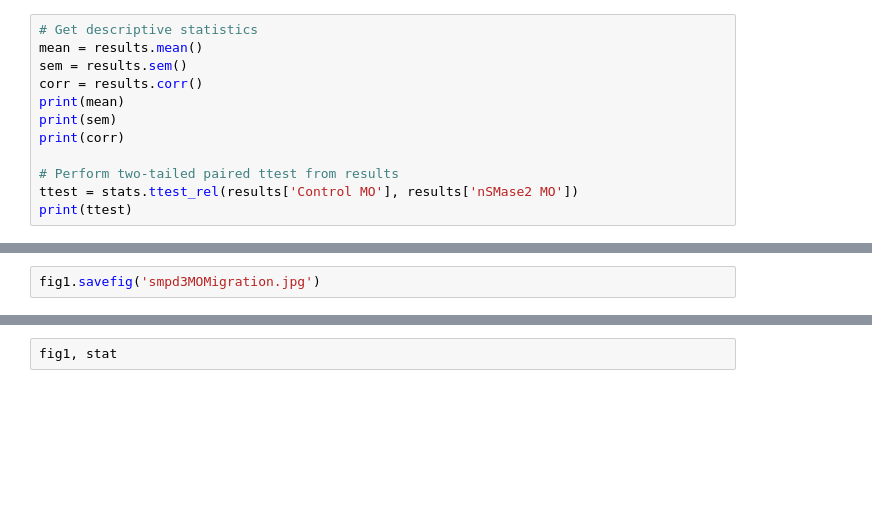
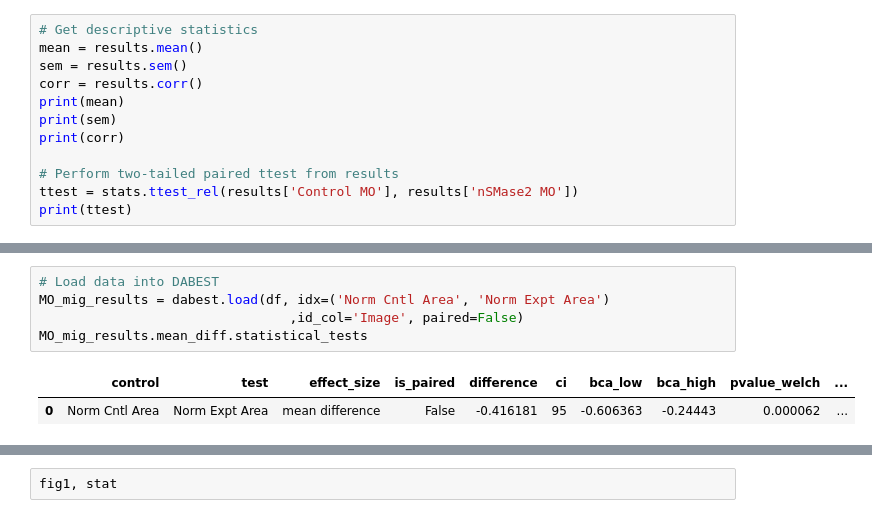
Before and after one commit to candrews19/data, a Jupyter notebook: nSMase2/MigrationArea/20190612_MigrationAnalysis.ipynb, the cells around one changed output, grey strips where cells are left out. Drawn from its saved outputs; the diff is of its cells as text; blank space fills up the shorter version.

```diff
--- a/nSMase2/MigrationArea/20190612_MigrationAnalysis.ipynb
+++ b/nSMase2/MigrationArea/20190612_MigrationAnalysis.ipynb
@@ -201,2 +123,8 @@ TypeError: 'module' object is not callable
-# %%
-fig1.savefig('smpd3MOMigration.jpg')
+# %%
+# Load data into DABEST
+MO_mig_results = dabest.load(df, idx=('Norm Cntl Area', 'Norm Expt Area')
+                                ,id_col='Image', paired=False)
+MO_mig_results.mean_diff.statistical_tests
+# %% [output]
+|  | control | test | effect_size | is_paired | difference | ci | bca_low | bca_high | pvalue_welch | ... |
+| 0 | Norm Cntl Area | Norm Expt Area | mean difference | False | -0.416181 | 95 | -0.606363 | -0.24443 | 0.000062 | ... |
```
Also changed, not shown: parts of 10 cells of this notebook, 3 other files.
